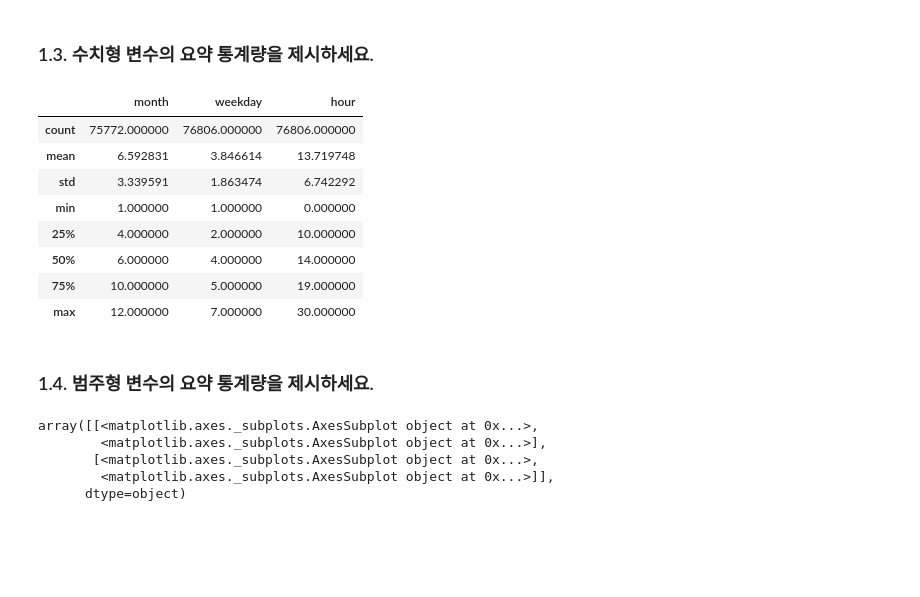
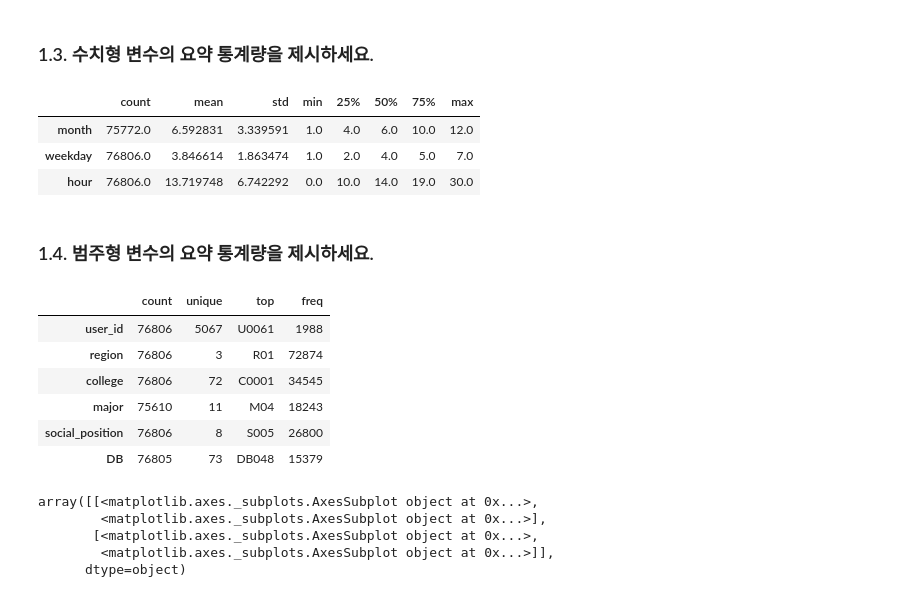
Before and after one commit to noc1992/Python_alone, a Jupyter notebook: mentor_class/데이터전처리 예제1-1.ipynb, the cells around one changed output. Drawn from its saved outputs; the diff is of its cells as text; code cells hidden in the pictures; blank space fills up the shorter version.

```diff
--- a/mentor_class/데이터전처리 예제1-1.ipynb
+++ b/mentor_class/데이터전처리 예제1-1.ipynb
@@ -50,19 +50,24 @@ memory usage: 5.3+ MB
 ### 1.3. 수치형 변수의 요약 통계량을 제시하세요.
 # %%
 # describe() 활용
-data01.describe()
+data01.describe().T
 # %% [output]
-|  | month | weekday | hour |
-| count | 75772.000000 | 76806.000000 | 76806.000000 |
-| mean | 6.592831 | 3.846614 | 13.719748 |
-| std | 3.339591 | 1.863474 | 6.742292 |
-| min | 1.000000 | 1.000000 | 0.000000 |
-| 25% | 4.000000 | 2.000000 | 10.000000 |
-| 50% | 6.000000 | 4.000000 | 14.000000 |
-| 75% | 10.000000 | 5.000000 | 19.000000 |
-| max | 12.000000 | 7.000000 | 30.000000 |
+|  | count | mean | std | min | 25% | 50% | 75% | max |
+| month | 75772.0 | 6.592831 | 3.339591 | 1.0 | 4.0 | 6.0 | 10.0 | 12.0 |
+| weekday | 76806.0 | 3.846614 | 1.863474 | 1.0 | 2.0 | 4.0 | 5.0 | 7.0 |
+| hour | 76806.0 | 13.719748 | 6.742292 | 0.0 | 10.0 | 14.0 | 19.0 | 30.0 |
 # %% [markdown]
 ### 1.4. 범주형 변수의 요약 통계량을 제시하세요.
+# %%
+data01.describe(include=[object, pd.Categorical]).T
+# %% [output]
+|  | count | unique | top | freq |
+| user_id | 76806 | 5067 | U0061 | 1988 |
+| region | 76806 | 3 | R01 | 72874 |
+| college | 76806 | 72 | C0001 | 34545 |
+| major | 75610 | 11 | M04 | 18243 |
+| social_position | 76806 | 8 | S005 | 26800 |
+| DB | 76805 | 73 | DB048 | 15379 |
 # %%
 data01.hist(bins=30, figsize=(20,15))
 # %% [output]
```
Also changed, not shown: parts of 6 cells of this notebook, 1 other file.
